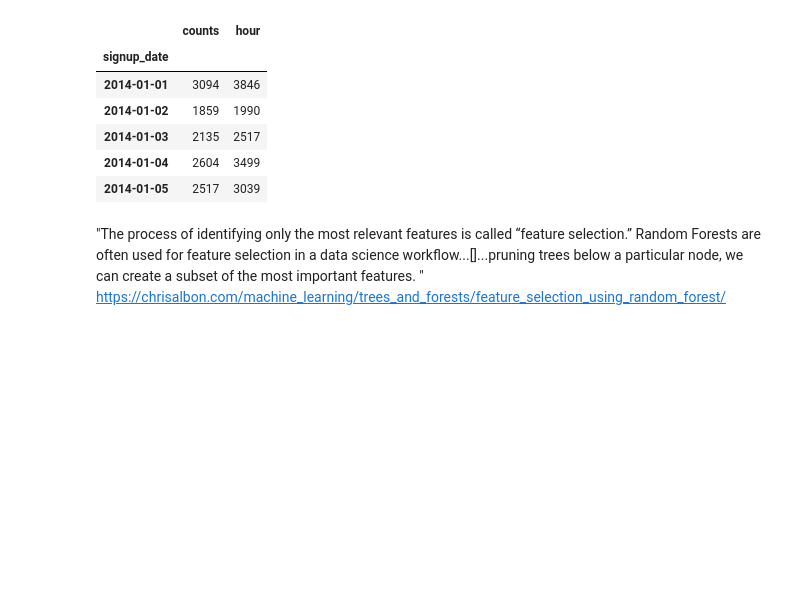
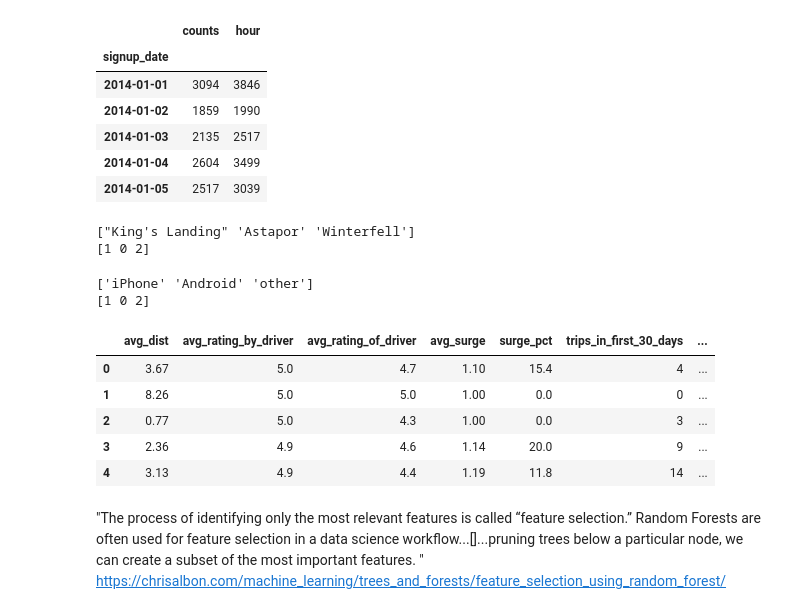
Before and after one commit to mightysquirrely/Springboard-Mini-Projects, a Jupyter notebook: Take-Home-Challenge-Code.ipynb, the cells around one changed output. Drawn from its saved outputs; the diff is of its cells as text; code cells hidden in the pictures; blank space fills up the shorter version.

```diff
--- a/Take-Home-Challenge-Code.ipynb
+++ b/Take-Home-Challenge-Code.ipynb
@@ -440,6 +459,35 @@ df_day.head()
 | 2014-01-03 | 2135 | 2517 |
 | 2014-01-04 | 2604 | 3499 |
 | 2014-01-05 | 2517 | 3039 |
+# %%
+# Label encoding the 'city' column
+LE = LabelEncoder()
+df['city_code'] = LE.fit_transform(df['city'])
+# %%
+print(df['city'].unique())
+print(df['city_code'].unique())
+# %% [output]
+["King's Landing" 'Astapor' 'Winterfell']
+[1 0 2]
+# %%
+# encoding the 'phone' column
+df['phone_code'] = LE.fit_transform(df['phone'])
+print(df['phone'].unique())
+print(df['phone_code'].unique())
+# %% [output]
+['iPhone' 'Android' 'other']
+[1 0 2]
+# %%
+# Drop the original 'city' and 'phone', and the datetime columns
+df_clean = df.drop(['city','phone','signup_date', 'last_trip_date'], axis=1)
+df_clean.head()
+# %% [output]
+|  | avg_dist | avg_rating_by_driver | avg_rating_of_driver | avg_surge | surge_pct | trips_in_first_30_days | ... |
+| 0 | 3.67 | 5.0 | 4.7 | 1.10 | 15.4 | 4 | ... |
+| 1 | 8.26 | 5.0 | 5.0 | 1.00 | 0.0 | 0 | ... |
+| 2 | 0.77 | 5.0 | 4.3 | 1.00 | 0.0 | 3 | ... |
+| 3 | 2.36 | 4.9 | 4.6 | 1.14 | 20.0 | 9 | ... |
+| 4 | 3.13 | 4.9 | 4.4 | 1.19 | 11.8 | 14 | ... |
 # %% [markdown]
 "The process of identifying only the most relevant features is called “feature selection.”  Random Forests are often used for feature selection in a data science workflow...[]...pruning trees below a particular node, we can create a subset of the most important features. "
 https://chrisalbon.com/machine_learning/trees_and_forests/feature_selection_using_random_forest/
```
Also changed, not shown: parts of 36 cells of this notebook.
